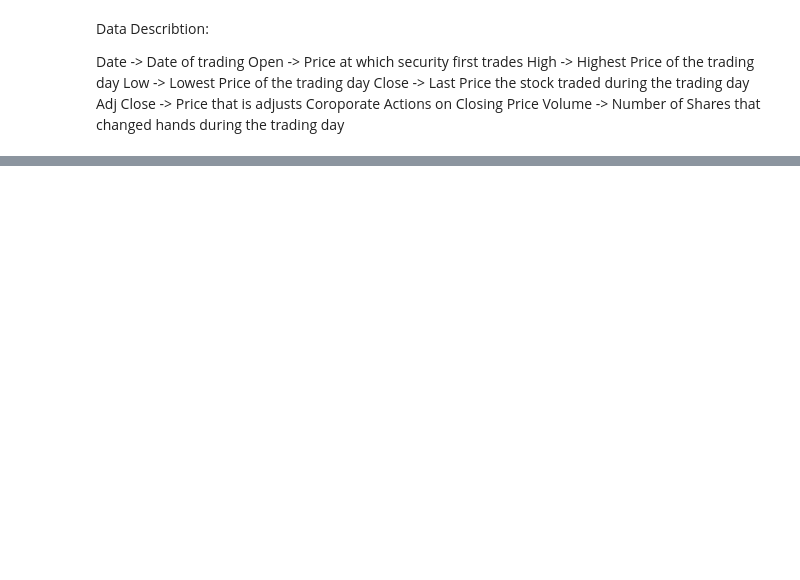
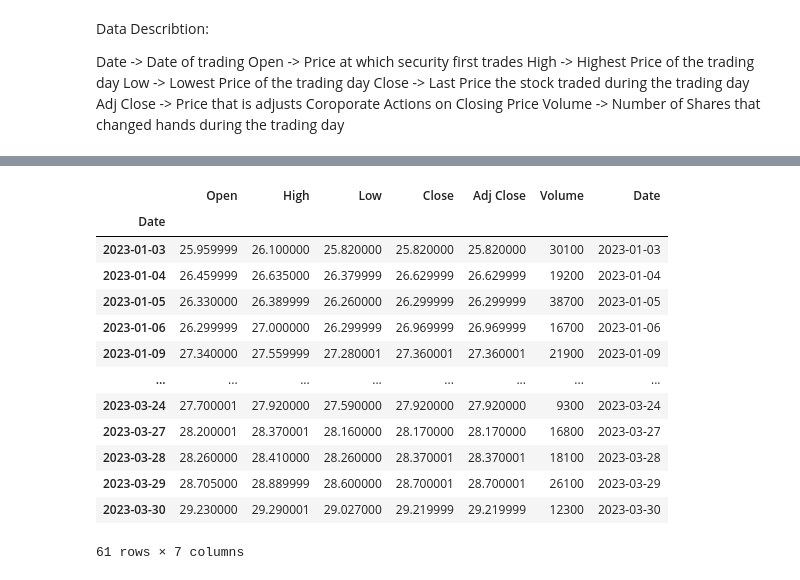
Before and after one commit to baunkofer/times_series_prediction, a Jupyter notebook: Time_Series_Prediction.ipynb, the cells around one changed output, grey strips where cells are left out. Drawn from its saved outputs; the diff is of its cells as text; code cells hidden in the pictures; blank space fills up the shorter version.

```diff
--- a/Time_Series_Prediction.ipynb
+++ b/Time_Series_Prediction.ipynb
@@ -112,0 +153,17 @@ DAX_complete
+# %%
+data
+# %% [output]
+|  | Open | High | Low | Close | Adj Close | Volume | Date |
+| Date |  |  |  |  |  |  |  |
+| 2023-01-03 | 25.959999 | 26.100000 | 25.820000 | 25.820000 | 25.820000 | 30100 | 2023-01-03 |
+| 2023-01-04 | 26.459999 | 26.635000 | 26.379999 | 26.629999 | 26.629999 | 19200 | 2023-01-04 |
+| 2023-01-05 | 26.330000 | 26.389999 | 26.260000 | 26.299999 | 26.299999 | 38700 | 2023-01-05 |
+| 2023-01-06 | 26.299999 | 27.000000 | 26.299999 | 26.969999 | 26.969999 | 16700 | 2023-01-06 |
+| 2023-01-09 | 27.340000 | 27.559999 | 27.280001 | 27.360001 | 27.360001 | 21900 | 2023-01-09 |
+| ... | ... | ... | ... | ... | ... | ... | ... |
+| 2023-03-24 | 27.700001 | 27.920000 | 27.590000 | 27.920000 | 27.920000 | 9300 | 2023-03-24 |
+| 2023-03-27 | 28.200001 | 28.370001 | 28.160000 | 28.170000 | 28.170000 | 16800 | 2023-03-27 |
+| 2023-03-28 | 28.260000 | 28.410000 | 28.260000 | 28.370001 | 28.370001 | 18100 | 2023-03-28 |
+| 2023-03-29 | 28.705000 | 28.889999 | 28.600000 | 28.700001 | 28.700001 | 26100 | 2023-03-29 |
+| 2023-03-30 | 29.230000 | 29.290001 | 29.027000 | 29.219999 | 29.219999 | 12300 | 2023-03-30 |
+61 rows × 7 columns
```
Also changed, not shown: parts of 11 cells of this notebook.
